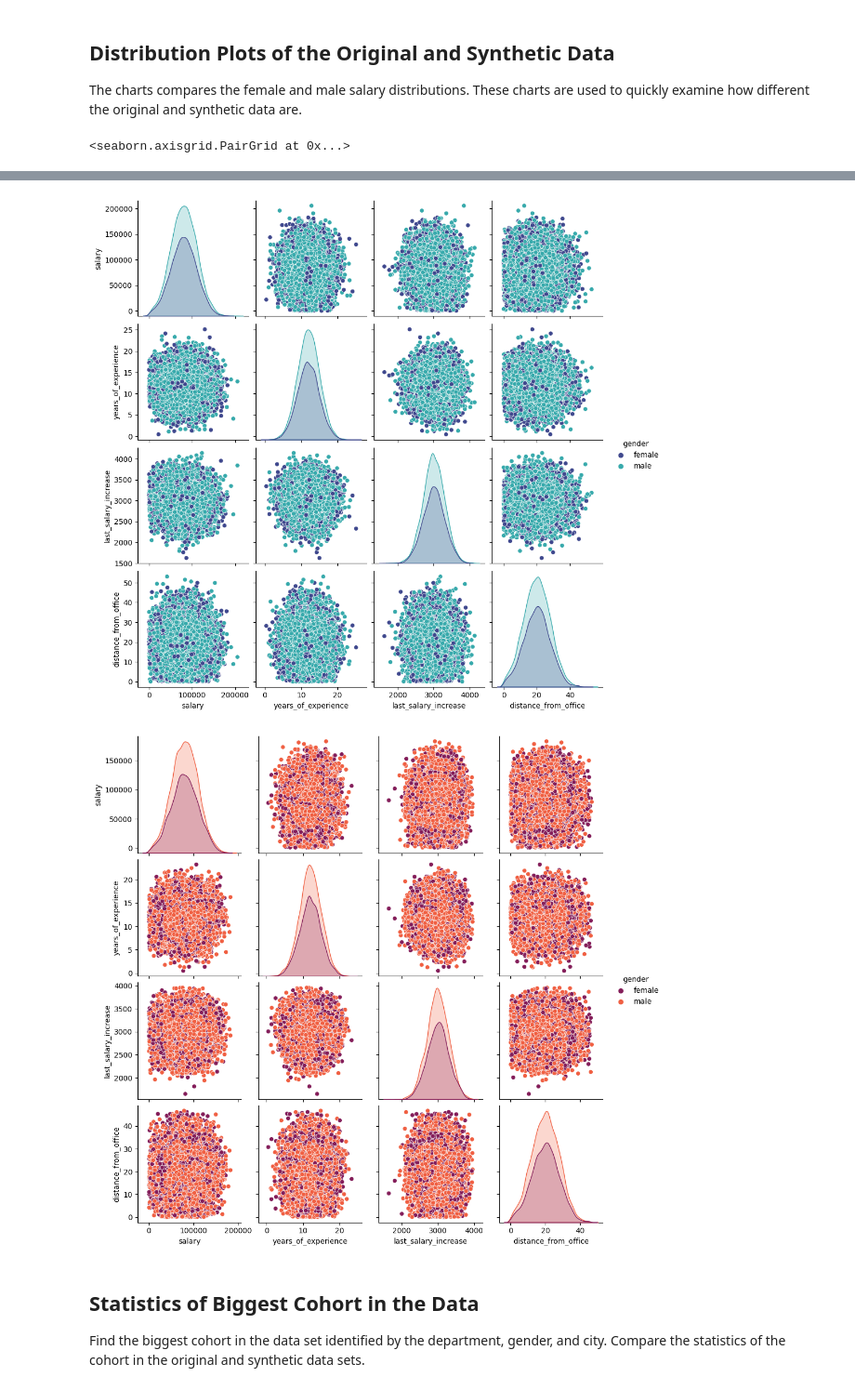
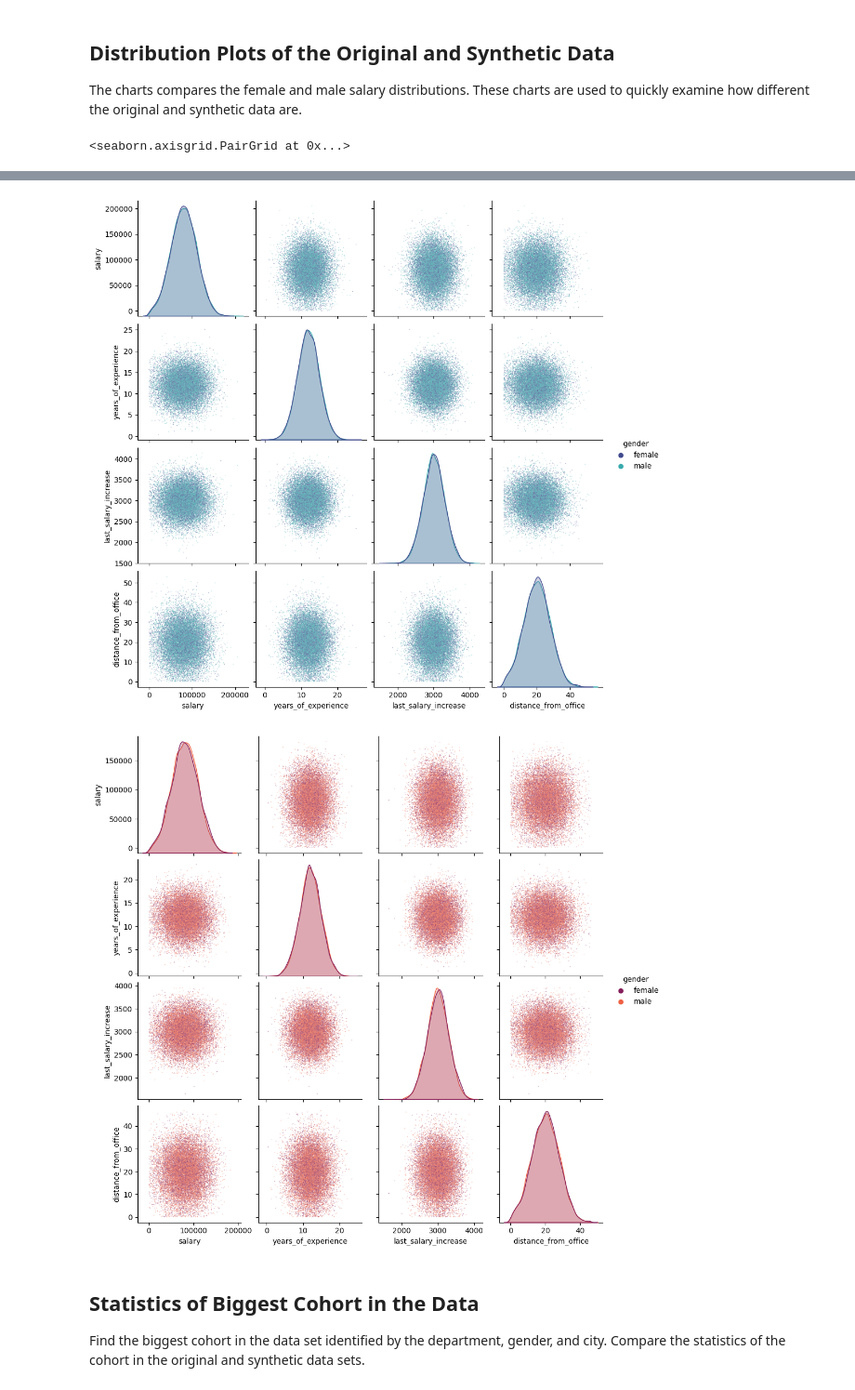
Before and after one commit to mulyadi/WorkplaceFairnessLocatingPayInequality, a Jupyter notebook: WorkplaceFairnessLocatingPayInequality.ipynb, the cells around one changed output, grey strips where cells are left out. Shown at 93% size. Drawn from its saved outputs; the diff is of its cells as text; code cells hidden in the pictures.

```diff
--- a/WorkplaceFairnessLocatingPayInequality.ipynb
+++ b/WorkplaceFairnessLocatingPayInequality.ipynb
@@ -183,9 +183,13 @@ synthetic data
 ## Distribution Plots of the Original and Synthetic Data
 The charts compares the female and male salary distributions. These charts are used to quickly examine how different the original and synthetic data are.
 # %%
-sns.displot(original_data, x="salary", hue="gender", kind="kde", fill=True, palette="mako")
-sns.displot(synthetic_data, x="salary", hue="gender", kind="kde", fill=True, palette="rocket")
-sns.pairplot(original_data, hue="gender", palette="mako")
-sns.pairplot(synthetic_data, hue="gender", palette="rocket")
+sns.displot(original_data, x="salary", hue="gender", kind="kde", fill=True, \
+            palette="mako", common_norm=False)
+sns.displot(synthetic_data, x="salary", hue="gender", kind="kde", fill=True, \
+            palette="rocket", common_norm=False)
+sns.pairplot(original_data, hue="gender", palette="mako", plot_kws={'s':1, 'alpha':0.5}, \
+             diag_kws={'common_norm':False})
+sns.pairplot(synthetic_data, hue="gender", palette="rocket", plot_kws={'s':1, 'alpha':0.5}, \
+             diag_kws={'common_norm':False})
 # %% [output]
 <seaborn.axisgrid.PairGrid at 0x...>
@@ -194,5 +198,5 @@ sns.pairplot(synthetic_data, hue="gender", palette="rocket")
-[figure, old version]
+[figure, new version]
-[figure, old version]
+[figure, new version]
 # %% [markdown]
 ## Statistics of Biggest Cohort in the Data
 Find the biggest cohort in the data set identified by the department, gender, and city. Compare the statistics of the cohort in the original and synthetic data sets.
```
Also changed, not shown: parts of 3 cells of this notebook.
